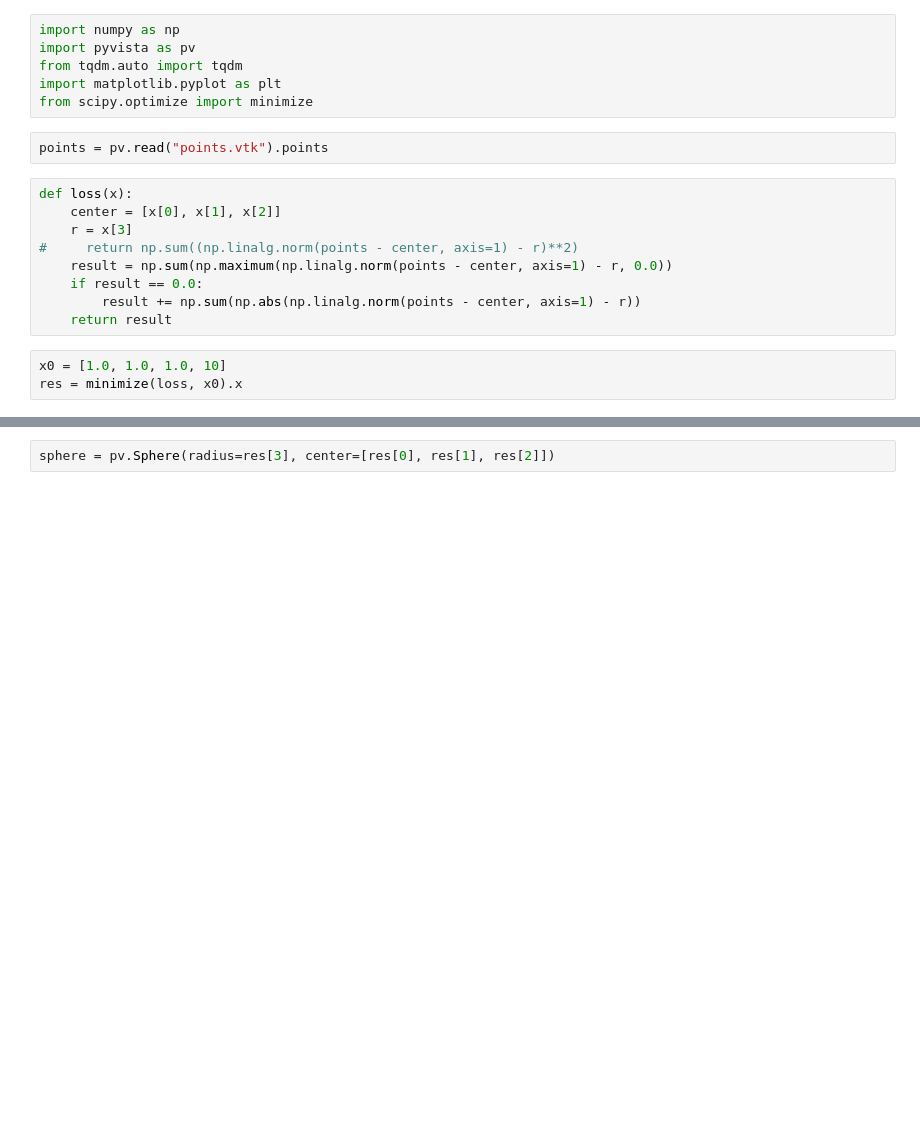
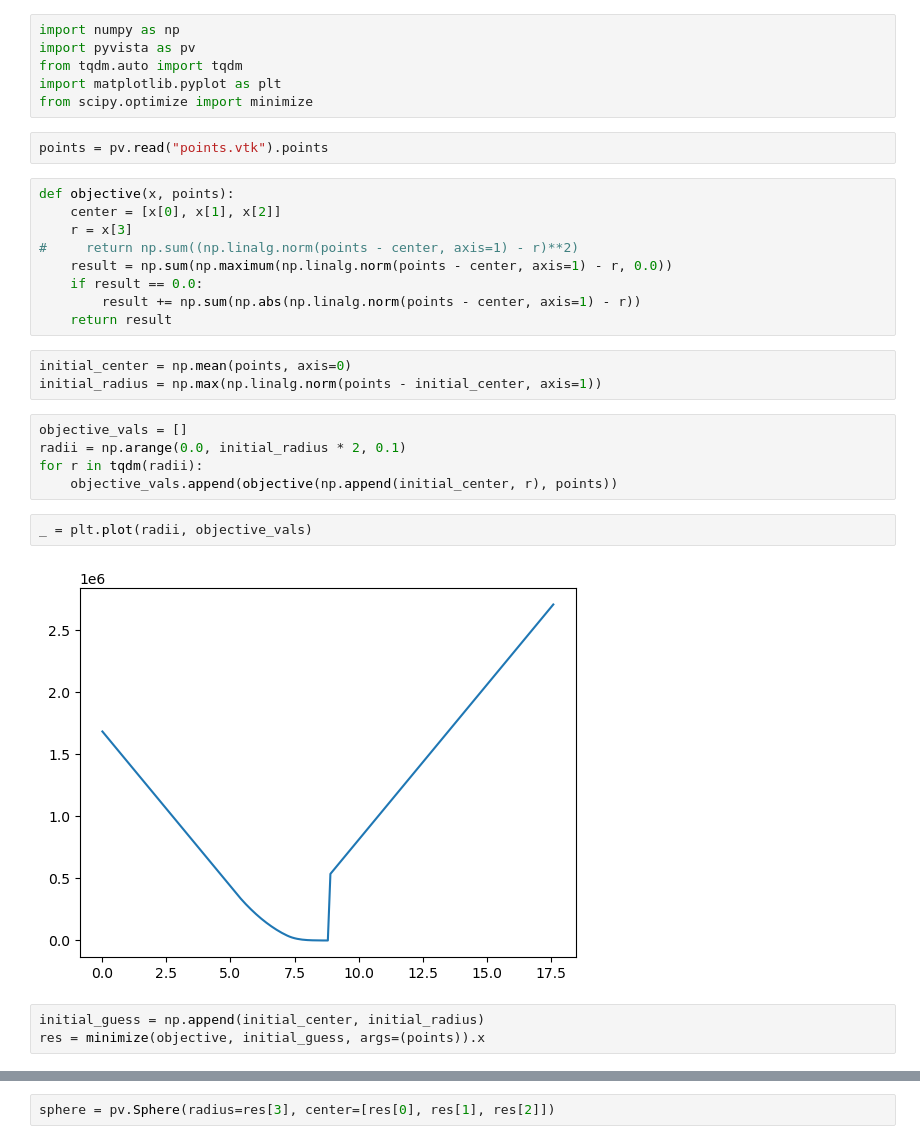
Before and after one commit to mkskalai/cae-data-science-interview, a Jupyter notebook: 001_sphere_fitting/sphere_fitting.ipynb, the cells around one changed output, grey strips where cells are left out. Saved outputs shown, nothing was run; the diff lists cells and outputs as text; blank space fills up the shorter version.

```diff
--- a/001_sphere_fitting/sphere_fitting.ipynb
+++ b/001_sphere_fitting/sphere_fitting.ipynb
@@ -7,7 +7,7 @@ from scipy.optimize import minimize
 # %%
 points = pv.read("points.vtk").points
 # %%
-def loss(x):
+def objective(x, points):
     center = [x[0], x[1], x[2]]
     r = x[3]
 #     return np.sum((np.linalg.norm(points - center, axis=1) - r)**2)
@@ -15,9 +15,21 @@ def loss(x):
     if result == 0.0:
         result += np.sum(np.abs(np.linalg.norm(points - center, axis=1) - r))
     return result
+# %%
+initial_center = np.mean(points, axis=0)
+initial_radius = np.max(np.linalg.norm(points - initial_center, axis=1))
+# %%
+objective_vals = []
+radii = np.arange(0.0, initial_radius * 2, 0.1)
+for r in tqdm(radii):
+    objective_vals.append(objective(np.append(initial_center, r), points))
+# %%
+_ = plt.plot(radii, objective_vals)
+# %% [output]
+[figure, added]
 # %%
-x0 = [1.0, 1.0, 1.0, 10]
-res = minimize(loss, x0).x
+initial_guess = np.append(initial_center, initial_radius)
+res = minimize(objective, initial_guess, args=(points)).x
 # %%
 res
 # %% [output]
```
Also changed, not shown: parts of 7 cells of this notebook.
